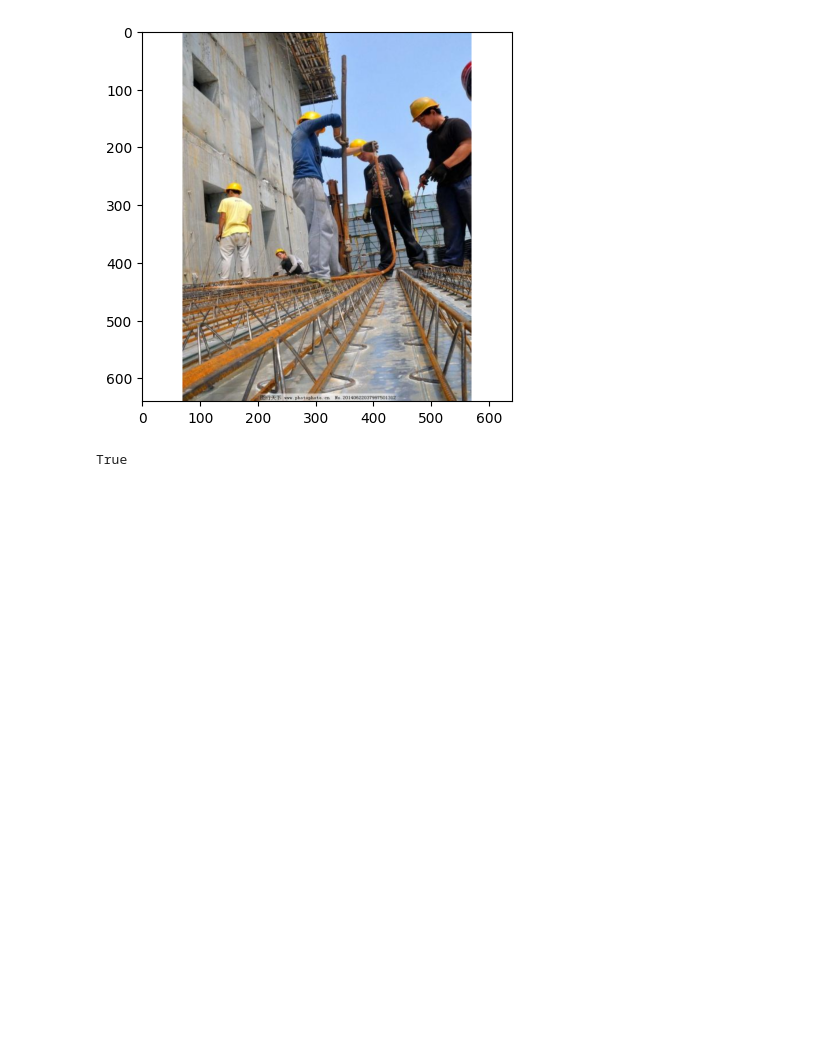
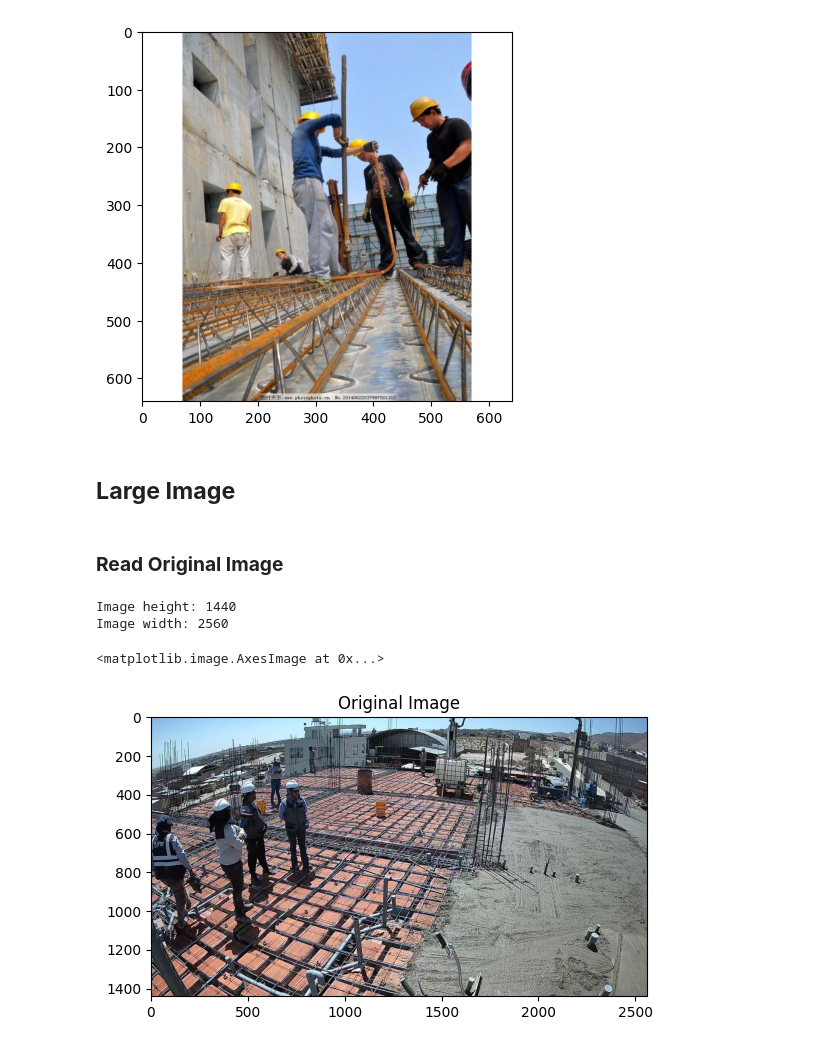
Before and after one commit to harvepq/yolo_ppe_detection, a Jupyter notebook: notebooks/image_processing.ipynb, the cells around one changed output. Drawn from its saved outputs; the diff is of its cells as text; code cells hidden in the pictures; blank space fills up the shorter version.

Commit message:
Add Large Images to preprocess in image_preprocessing.py notebook

```diff
--- a/notebooks/image_processing.ipynb
+++ b/notebooks/image_processing.ipynb
@@ -164,7 +164,27 @@ Image Height: 640
 Image Widht: 640
 <matplotlib.image.AxesImage at 0x...>
 [figure]
-# %%
-cv2.imwrite('resized_image.jpg', resized_image)
-# %% [output]
-True
+# %% [markdown]
+## **Large Image**
+# %% [markdown]
+### **Read Original Image**
+# %%
+# Read image with opencv
+image = cv2.imread('sample_image_2.jpg')
+
+# Convert image from BGR to RGB
+image_plot = cv2.cvtColor(image, cv2.COLOR_BGR2RGB)
+
+# Image dimensions
+(h, w) = image.shape[:2]
+print('Image height:', h)
+print('Image width:', w)
+
+# Plot image
+plt.title('Original Image')
+plt.imshow(image_plot)
+# %% [output]
+Image height: 1440
+Image width: 2560
+<matplotlib.image.AxesImage at 0x...>
+[figure, added]
```
Also changed, not shown: parts of 3 cells of this notebook.
